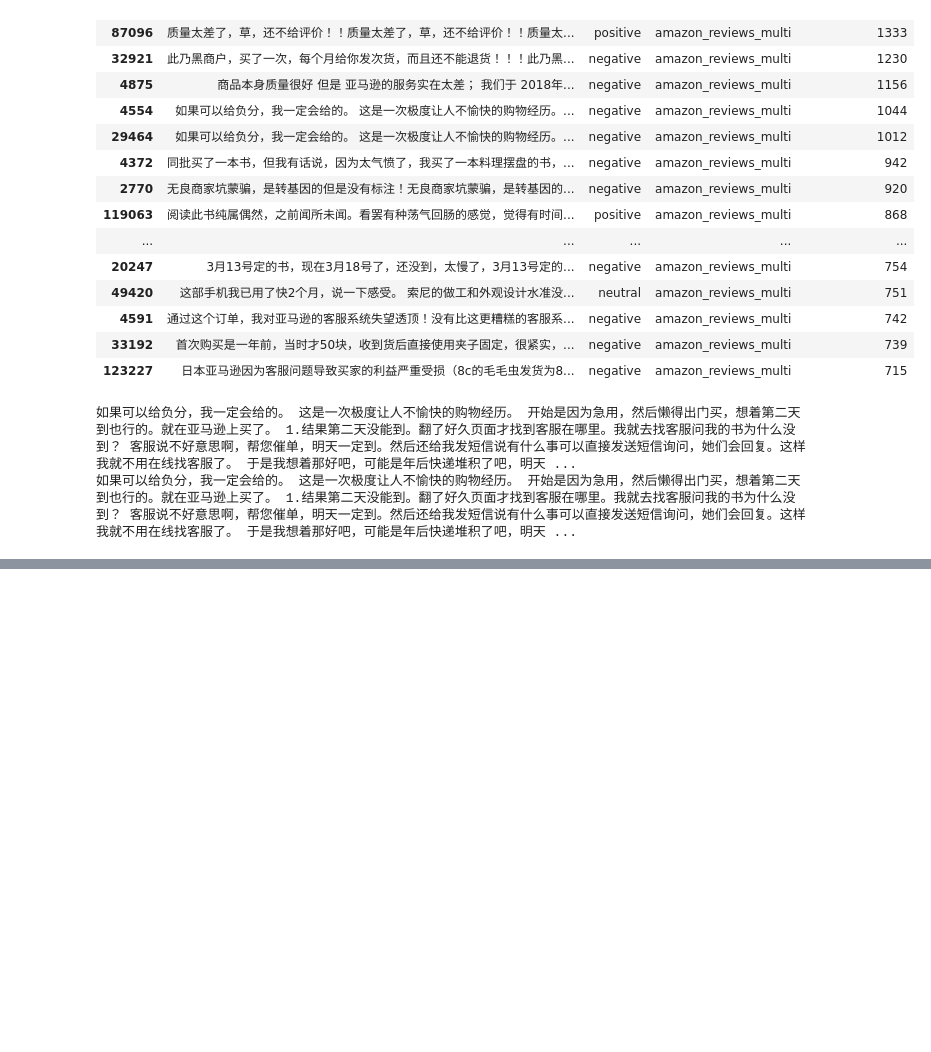
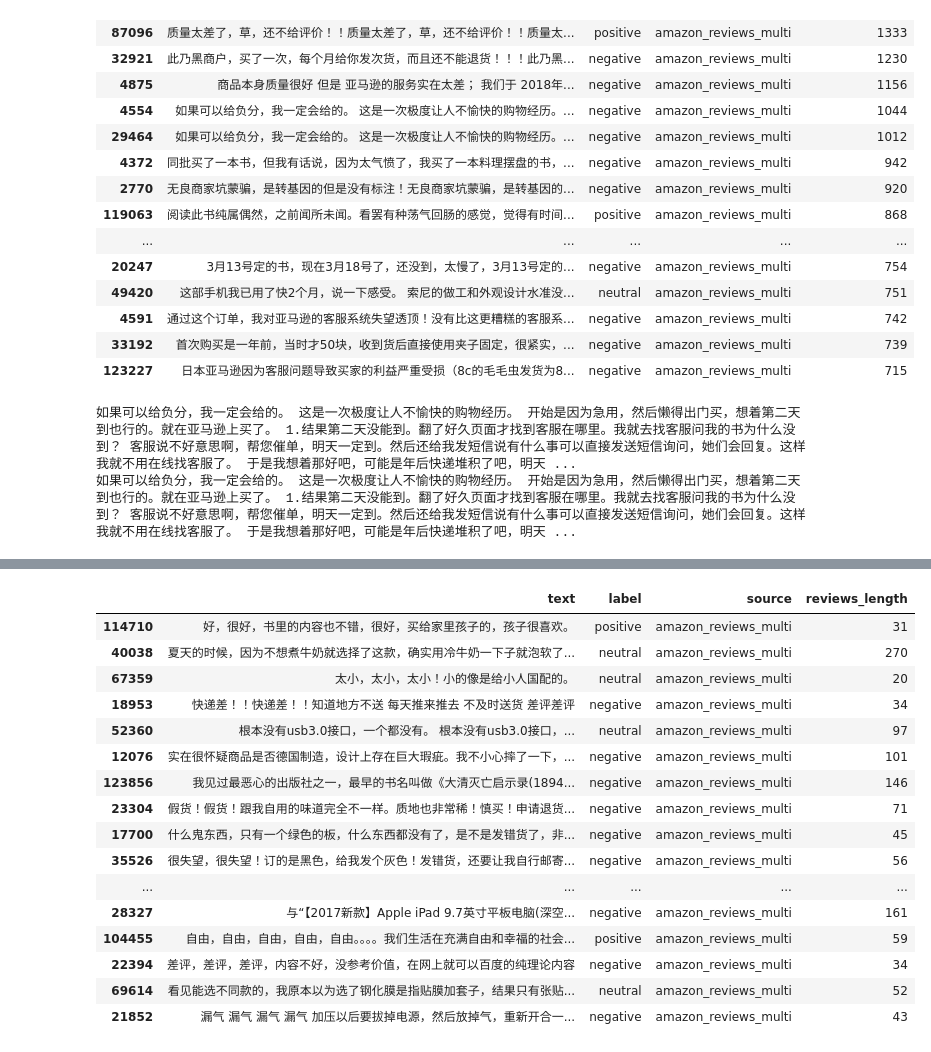
Before and after one commit to gretabarrale/chinese_amazon_reviews_analysis, a Jupyter notebook: eda_cleaning.ipynb, the cells around one changed output, grey strips where cells are left out. Saved outputs shown, nothing was run; the diff lists cells and outputs as text; code cells hidden in the pictures; blank space fills up the shorter version.

```diff
--- a/eda_cleaning.ipynb
+++ b/eda_cleaning.ipynb
@@ -182,0 +238,21 @@ def spam_review(text):
+# %%
+# Sample 3 of flagged reviews, to see a wider variety of cases.
+df[repetition_results].sample(20, random_state=100)
+# %% [output]
+|  | text | label | source | reviews_length |
+| 114710 | 好，很好，书里的内容也不错，很好，买给家里孩子的，孩子很喜欢。 | positive | amazon_reviews_multi | 31 |
+| 40038 | 夏天的时候，因为不想煮牛奶就选择了这款，确实用冷牛奶一下子就泡软了... | neutral | amazon_reviews_multi | 270 |
+| 67359 | 太小，太小，太小！小的像是给小人国配的。 | neutral | amazon_reviews_multi | 20 |
+| 18953 | 快递差！！快递差！！知道地方不送 每天推来推去 不及时送货 差评差评 | negative | amazon_reviews_multi | 34 |
+| 52360 | 根本没有usb3.0接口，一个都没有。 根本没有usb3.0接口，... | neutral | amazon_reviews_multi | 97 |
+| 12076 | 实在很怀疑商品是否德国制造，设计上存在巨大瑕疵。我不小心摔了一下，... | negative | amazon_reviews_multi | 101 |
+| 123856 | 我见过最恶心的出版社之一，最早的书名叫做《大清灭亡启示录(1894... | negative | amazon_reviews_multi | 146 |
+| 23304 | 假货！假货！跟我自用的味道完全不一样。质地也非常稀！慎买！申请退货... | negative | amazon_reviews_multi | 71 |
+| 17700 | 什么鬼东西，只有一个绿色的板，什么东西都没有了，是不是发错货了，非... | negative | amazon_reviews_multi | 45 |
+| 35526 | 很失望，很失望！订的是黑色，给我发个灰色！发错货，还要让我自行邮寄... | negative | amazon_reviews_multi | 56 |
+| ... | ... | ... | ... | ... |
+| 28327 | 与“【2017新款】Apple iPad 9.7英寸平板电脑(深空... | negative | amazon_reviews_multi | 161 |
+| 104455 | 自由，自由，自由，自由，自由。。。。我们生活在充满自由和幸福的社会... | positive | amazon_reviews_multi | 59 |
+| 22394 | 差评，差评，差评，内容不好，没参考价值，在网上就可以百度的纯理论内容 | negative | amazon_reviews_multi | 34 |
+| 69614 | 看见能选不同款的，我原本以为选了钢化膜是指贴膜加套子，结果只有张贴... | neutral | amazon_reviews_multi | 52 |
+| 21852 | 漏气 漏气 漏气 漏气 加压以后要拔掉电源，然后放掉气，重新开合一... | negative | amazon_reviews_multi | 43 |
```
Also changed, not shown: parts of 11 cells of this notebook.
